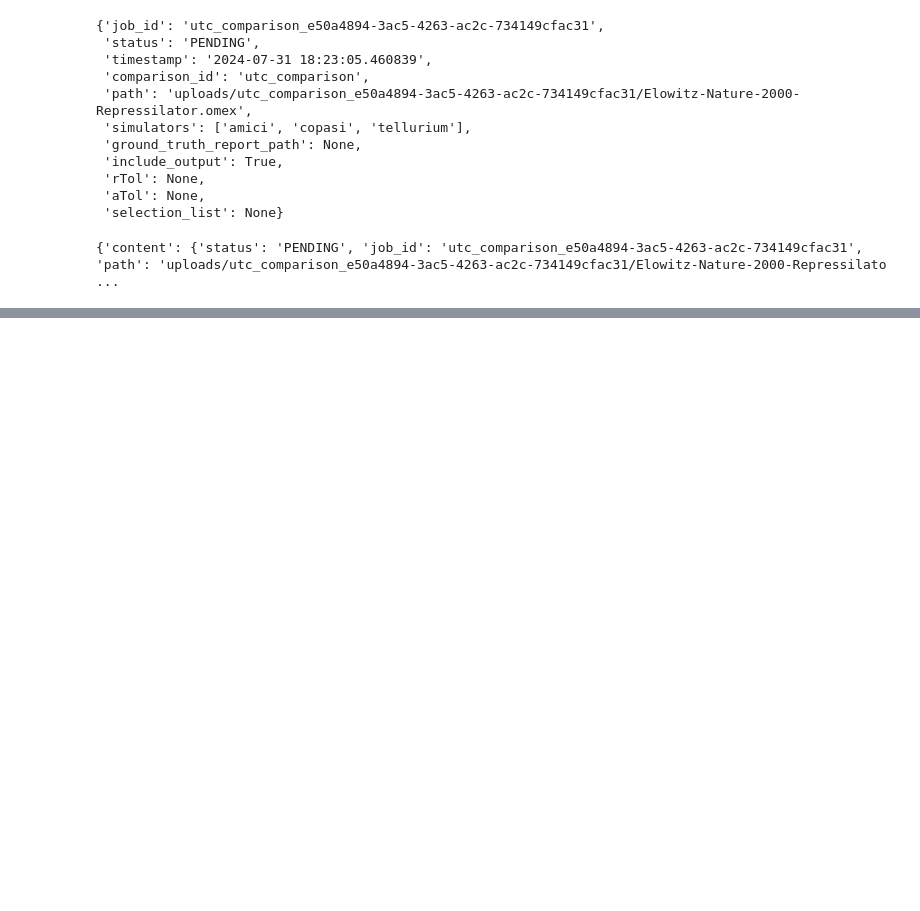
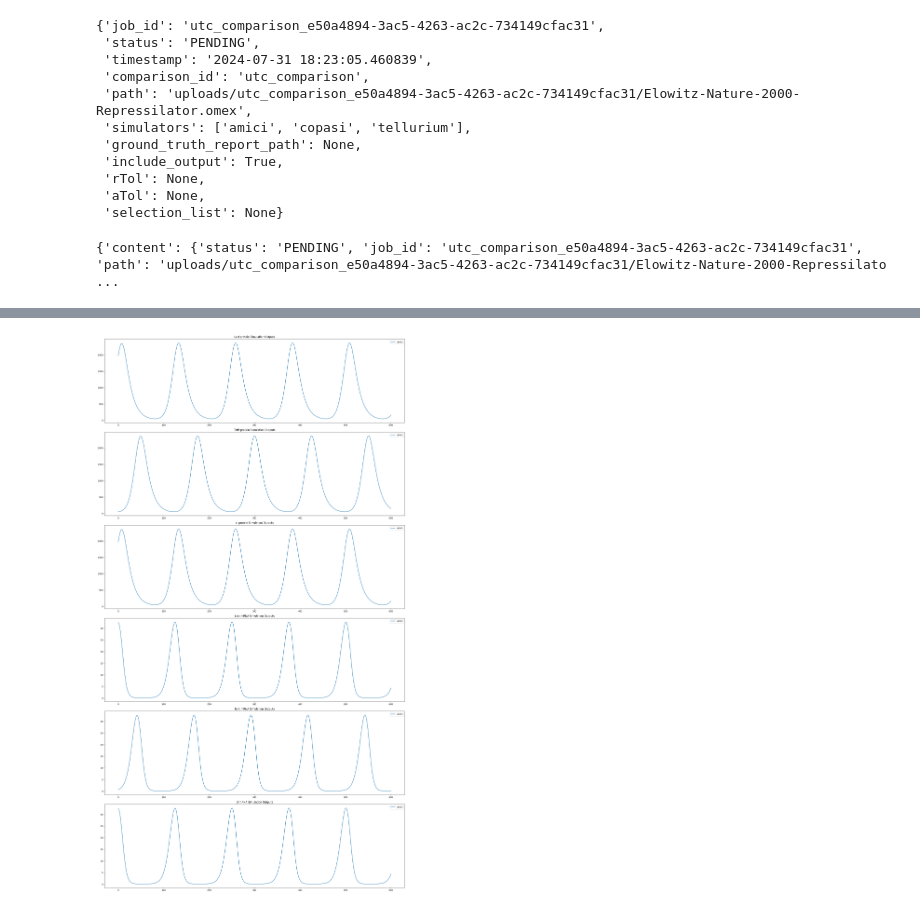
Before and after one commit to biosimulators/bio-check, a Jupyter notebook: demos/bio_check_demo.ipynb, the cells around one changed output, grey strips where cells are left out. Drawn from its saved outputs; the diff is of its cells as text; code cells hidden in the pictures; blank space fills up the shorter version.

```diff
--- a/demos/bio_check_demo.ipynb
+++ b/demos/bio_check_demo.ipynb
@@ -197,0 +247,28 @@ def visualize(data: dict):
+# %%
+def visualize(data: dict):
+    """Visualize simulation output data, not comparison data, with subplots for each species."""
+    species_names = list(data['content']['results']['results'].keys())
+    num_species = len(species_names)
+
+    fig, axes = plt.subplots(nrows=num_species, figsize=(20, 6 * num_species))  # Adjust the size as needed
+
+    if num_species == 1:
+        axes = [axes]
+
+    for ax, species_name in zip(axes, species_names):
+        species_data = data['content']['results']['results'][species_name]
+        output_data = species_data.get('output_data')
+        if output_data:
+            for simulator_name, simulator_output in output_data.items():
+                if simulator_name == 'amici':
+                    sns.lineplot(ax=ax, data=simulator_output, label=f"{simulator_name}")
+            ax.set_title(f"{species_name} Simulation Outputs")
+            ax.legend()
+            # ax.grid(True)
+
+    plt.tight_layout()
+    plt.show()
+# %%
+visualize(test_data)
+# %% [output]
+[figure, added]
```
Also changed, not shown: parts of 5 cells of this notebook.
